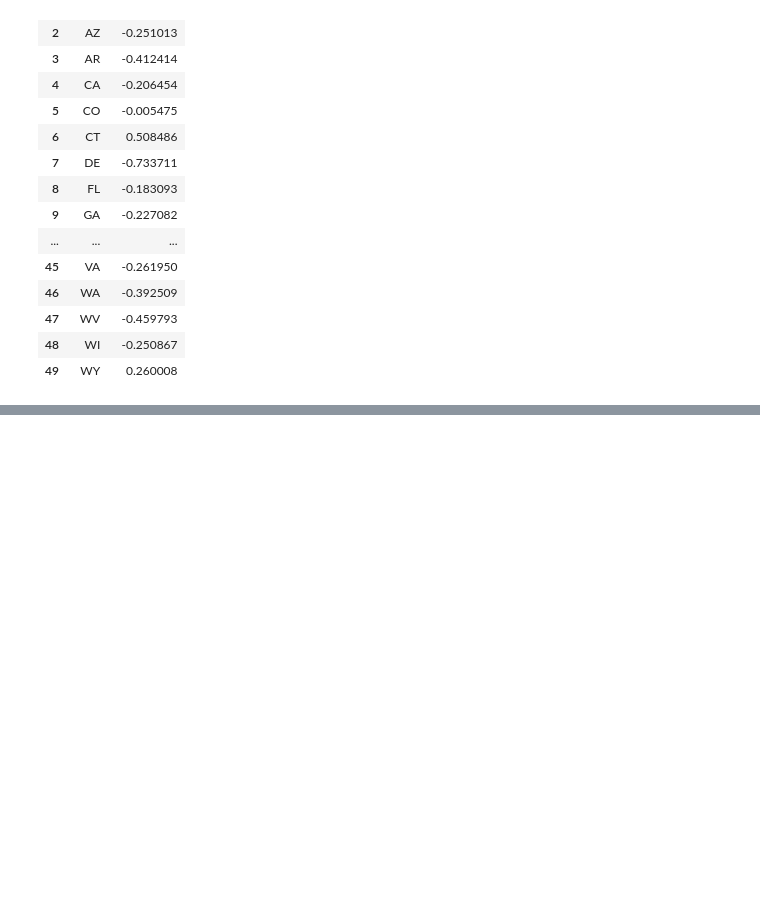
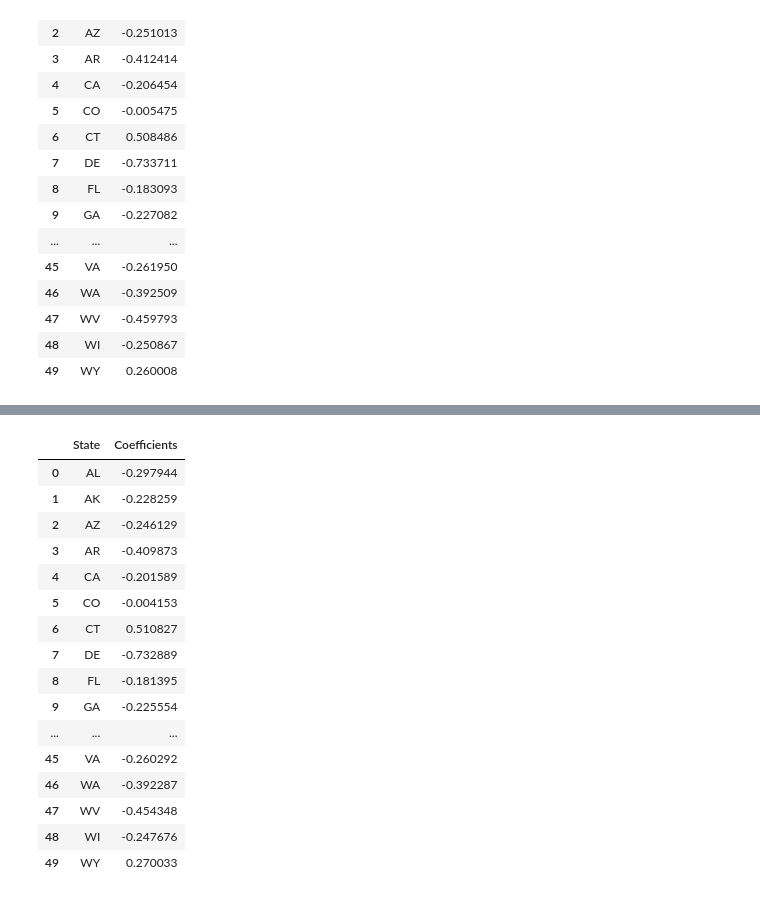
Before and after one commit to bb6261/Project, a Jupyter notebook: Project/Proposal_BB_JS.ipynb, the cells around one changed output, grey strips where cells are left out. Cells and saved outputs as stored; diff of their text form; code cells hidden in the pictures; blank space fills up the shorter version.

```diff
--- a/Project/Proposal_BB_JS.ipynb
+++ b/Project/Proposal_BB_JS.ipynb
@@ -139,17 +139,17 @@ correlation_table.sort_values('Coefficients', ascending =True).iloc[[0]]
 # %% [markdown]
 The state of Hawaii has the strongest negative relationship between the MHI17 and the URATE17 meaning that as the Median Household Income is larger the Unemployment Rate is smaller. It has a negative correlation of -.92 which is very strong and allows us to say that the Median Household Income greatly affects the Unemployment Rate.
 # %%
-#Employment force relationship
-correlation_table = pd.DataFrame()
+#Employment force relationship (2017)
+correlation_table2 = pd.DataFrame()
 coefficients = []
 for state in states:
-    one_state_urate_emp = unemployment_data[unemployment_data['State'] == state].iloc[1:200].sort_values(by=['EMP17', 'URATE17'])
+    one_state_urate_emp = unemployment_data[unemployment_data['State'] == state].iloc[1:2000].sort_values(by=['EMP17', 'URATE17'])
     corr_matrix = np.corrcoef(one_state_urate_emp['URATE17'], one_state_urate_emp['EMP17'])
     coefficients.append(corr_matrix[0][1])
 coefficients
-correlation_table['State'] = states
-correlation_table['Coefficients'] = coefficients
-correlation_table
+correlation_table2['State'] = states
+correlation_table2['Coefficients'] = coefficients
+correlation_table2
 # %% [output]
 |  | State | Coefficients |
 | 0 | AL | -0.300299 |
@@ -171,9 +191,30 @@ correlation_table
 # %%
-#For-loop for all the years in Employment and the Civilian Labor Force How?
-correlation_table2 = pd.DataFrame()
-values = []
+#Civilian Labor Force (2017)
+correlation_table3 = pd.DataFrame()
+coefficients = []
 for state in states:
-    one_state_urate_emp = unemployment_data[unemployment_data['State'] == state].iloc[1:200].sort_values(by=['EMP14', 'EMP16', 'EMP17', 'EMP18'])
-values
-correlation_table2['States'] = states
-correlation_table2['EMP14'] =
+    one_state_urate_emp = unemployment_data[unemployment_data['State'] == state].iloc[1:2000].sort_values(by=['CLF17', 'URATE17'])
+    corr_matrix = np.corrcoef(one_state_urate_emp['URATE17'], one_state_urate_emp['CLF17'])
+    coefficients.append(corr_matrix[0][1])
+coefficients
+correlation_table3['State'] = states
+correlation_table3['Coefficients'] = coefficients
+correlation_table3
+# %% [output]
+|  | State | Coefficients |
+| 0 | AL | -0.297944 |
+| 1 | AK | -0.228259 |
+| 2 | AZ | -0.246129 |
+| 3 | AR | -0.409873 |
+| 4 | CA | -0.201589 |
+| 5 | CO | -0.004153 |
+| 6 | CT | 0.510827 |
+| 7 | DE | -0.732889 |
+| 8 | FL | -0.181395 |
+| 9 | GA | -0.225554 |
+| ... | ... | ... |
+| 45 | VA | -0.260292 |
+| 46 | WA | -0.392287 |
+| 47 | WV | -0.454348 |
+| 48 | WI | -0.247676 |
+| 49 | WY | 0.270033 |
```
Also changed, not shown: parts of 14 cells of this notebook.
